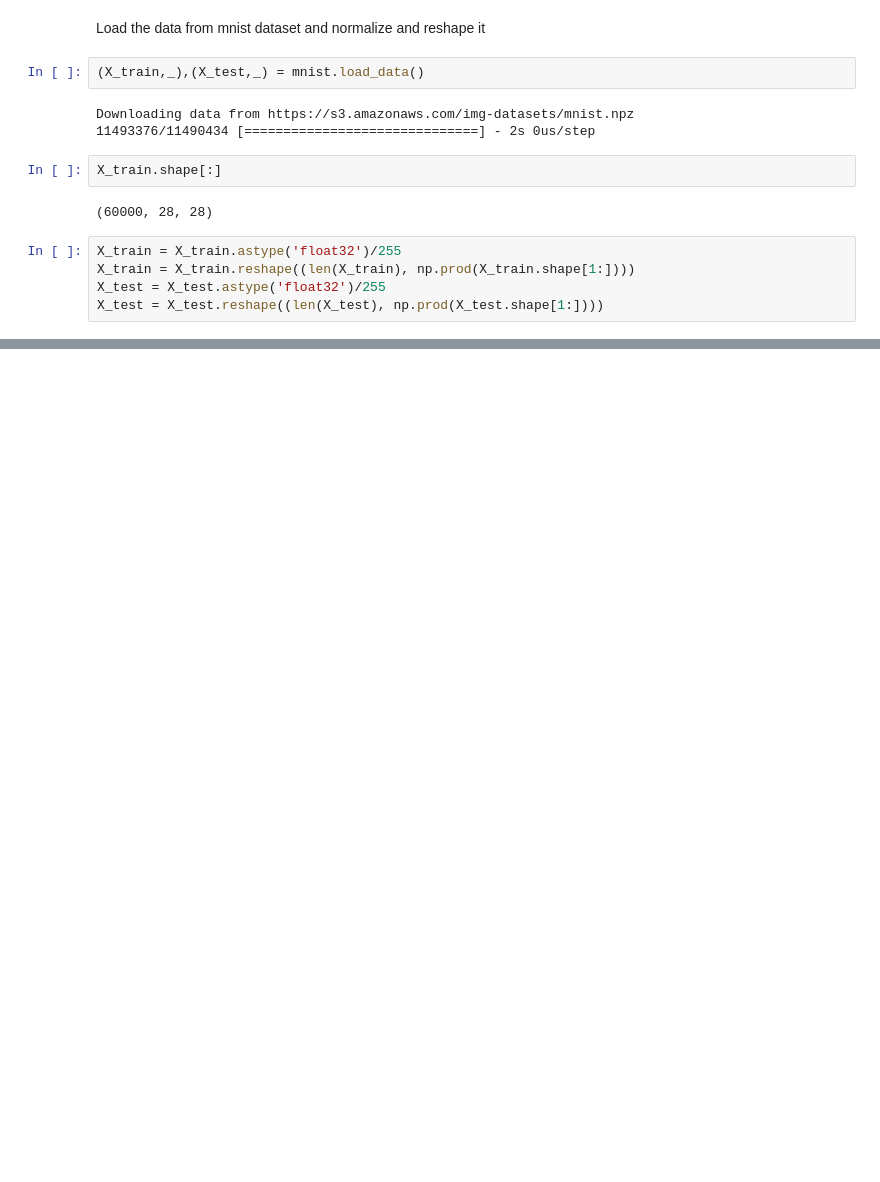
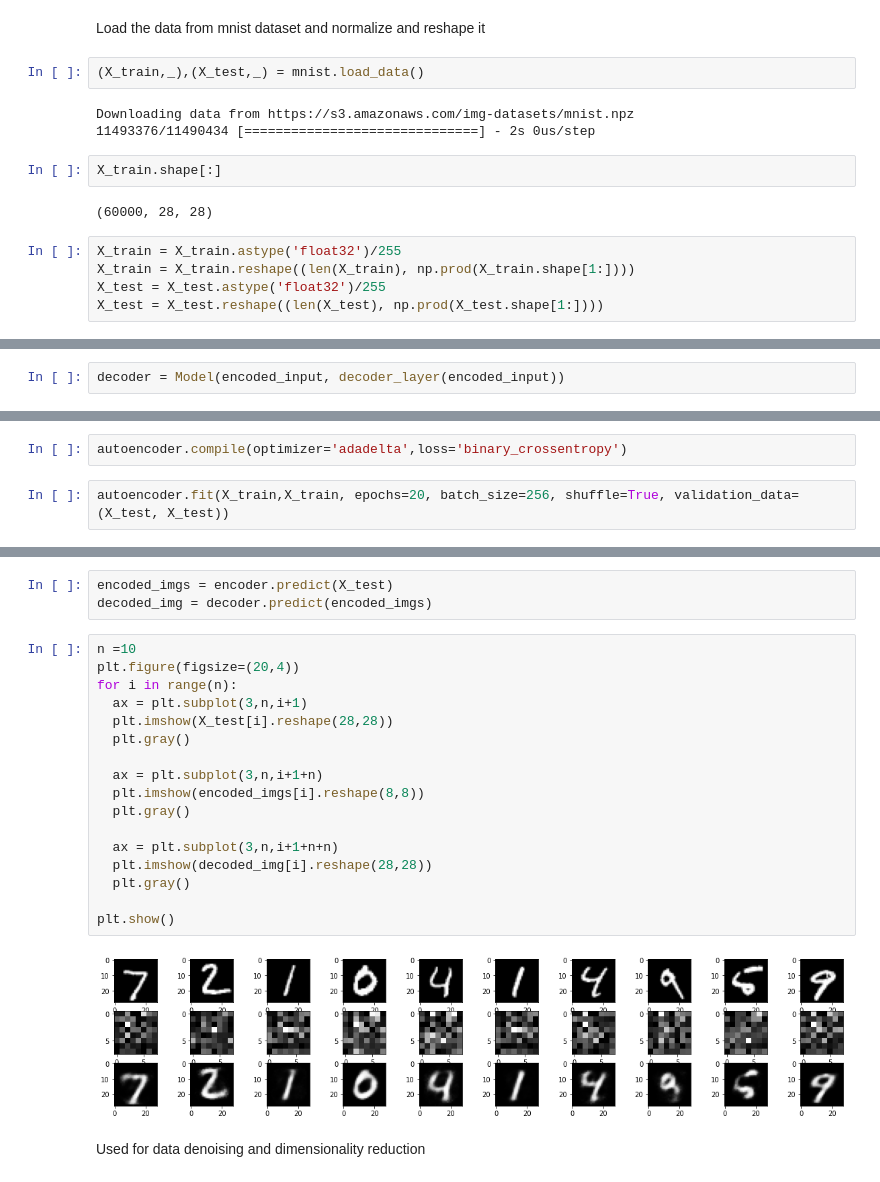
Before and after one commit to shabnm/autoencoder, a Jupyter notebook: autoencoder.ipynb, the cells around one changed output, grey strips where cells are left out. Saved outputs shown, nothing was run; the diff lists cells and outputs as text; blank space fills up the shorter version.

```diff
--- a/autoencoder.ipynb
+++ b/autoencoder.ipynb
@@ -32,0 +36,2 @@ encoder = Model(input_img, encoded)
+# %%
+decoder = Model(encoded_input, decoder_layer(encoded_input))
@@ -32,0 +40,4 @@ encoder = Model(input_img, encoded)
+# %%
+autoencoder.compile(optimizer='adadelta',loss='binary_crossentropy')
+# %%
+autoencoder.fit(X_train,X_train, epochs=20, batch_size=256, shuffle=True, validation_data=(X_test, X_test))
@@ -32,0 +63,24 @@ encoder = Model(input_img, encoded)
+# %%
+encoded_imgs = encoder.predict(X_test)
+decoded_img = decoder.predict(encoded_imgs)
+# %%
+n =10
+plt.figure(figsize=(20,4))
+for i in range(n):
+  ax = plt.subplot(3,n,i+1)
+  plt.imshow(X_test[i].reshape(28,28))
+  plt.gray()
+
+  ax = plt.subplot(3,n,i+1+n)
+  plt.imshow(encoded_imgs[i].reshape(8,8))
+  plt.gray()
+
+  ax = plt.subplot(3,n,i+1+n+n)
+  plt.imshow(decoded_img[i].reshape(28,28))
+  plt.gray()
+
+plt.show()
+# %% [output]
+[figure, added]
+# %% [markdown]
+Used for data denoising and dimensionality reduction
```
Also changed, not shown: parts of 5 cells of this notebook.
